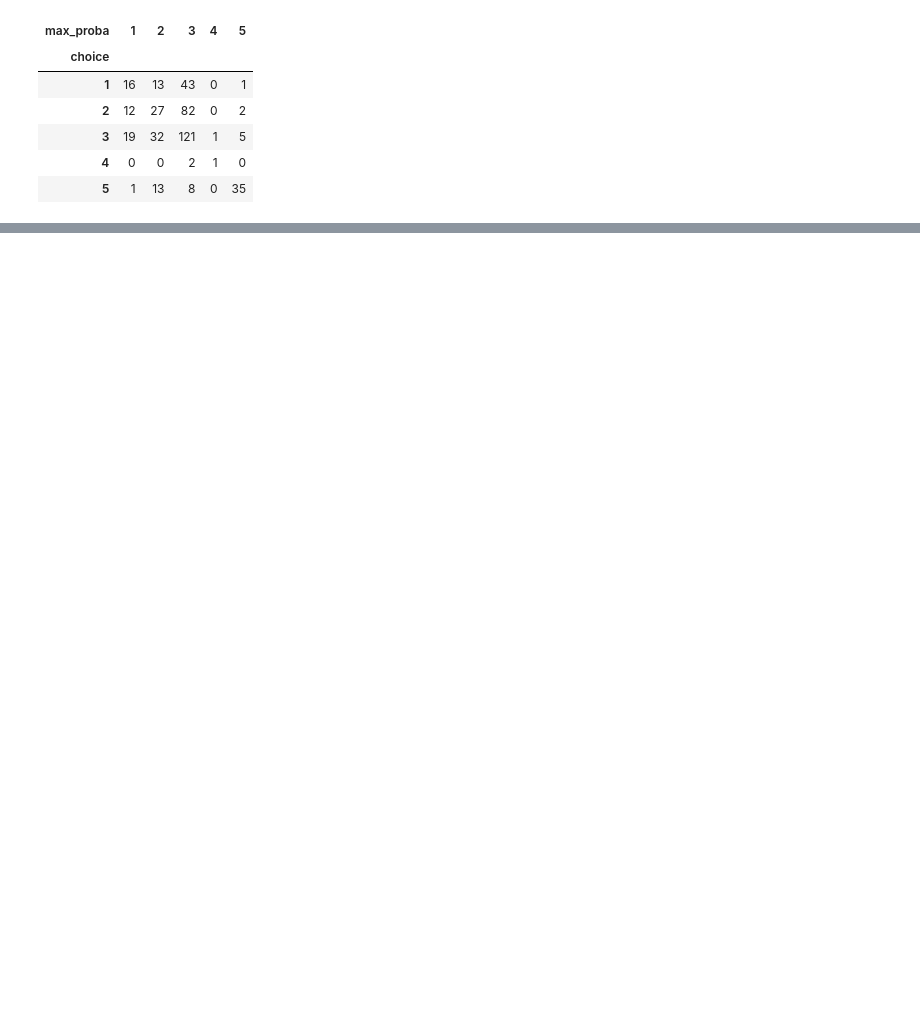
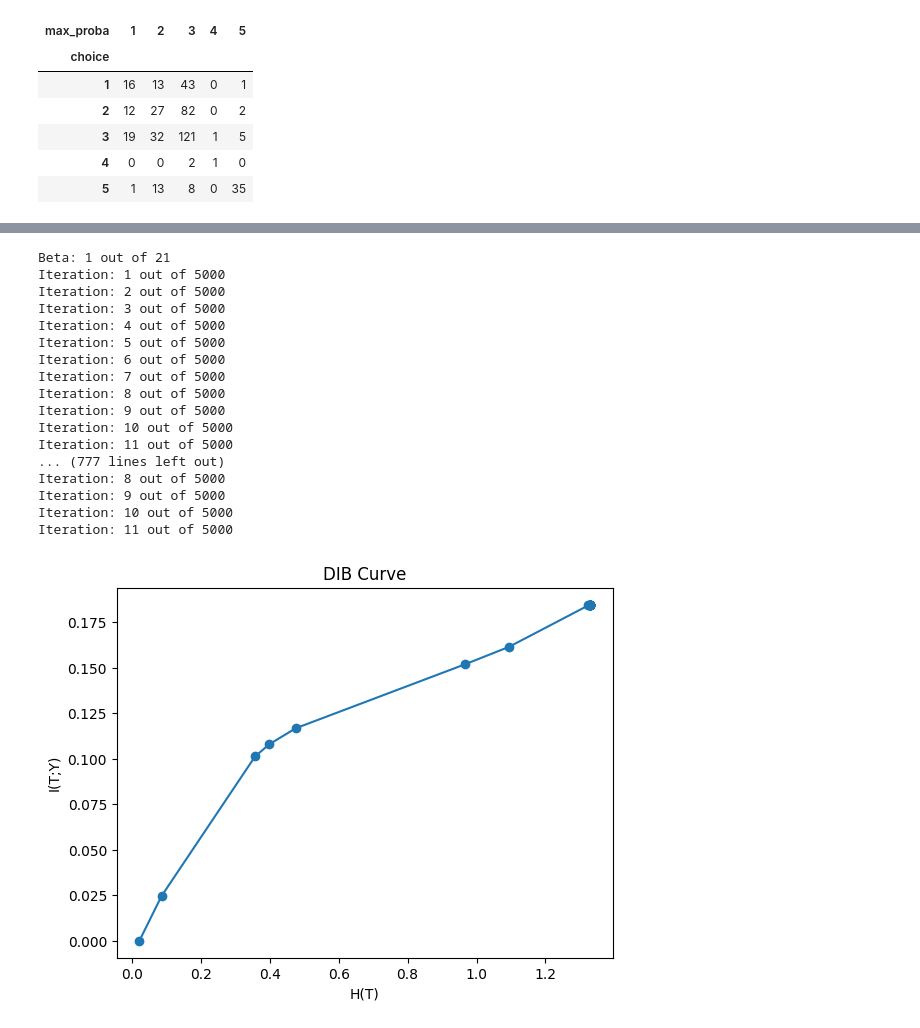
Before and after one commit to alex-monti/Master-Thesis, a Jupyter notebook: NLM-telephone-complete-data.ipynb, the cells around one changed output, grey strips where cells are left out. Saved outputs shown, nothing was run; the diff lists cells and outputs as text; code cells hidden in the pictures; blank space fills up the shorter version.

```diff
--- a/NLM-telephone-complete-data.ipynb
+++ b/NLM-telephone-complete-data.ipynb
@@ -375,0 +500,64 @@ nest_counts
+# %%
+def DIB_curve_alt(p_xy, beta_values, max_iter=5000, threshold=1e-5):
+    """
+    Plot the DIB curve.
+
+    Parameters:
+    - p_xy (numpy.ndarray): Joint probability distribution of random variables X and Y.
+    - beta_values (list): List of beta values to be used in the iterative algorithm.
+    - max_iter (int, default=100). Maximum number of iterations for the iterative algorithm.
+
+    Returns:
+    - The DIB curve plot.
+    """
+    # Initialize lists to store I(T;Y) and H(T) for each beta
+    mutual_information_values = []
+    entropy_values = []
+
+    beta_n = 0
+    for beta in beta_values:
+        # Print iteration number
+        beta_n += 1
+        print("Beta:", beta_n, "out of", len(beta_values))
+
+        # Run the iterative algorithm
+        q_t_given_x, q_t, q_y_given_t = geom_DIB_on_alternatives(p_xy, max_iter=max_iter, beta=beta, threshold=threshold)
+
+        # Calculate the mutual information I(T;Y)
+        I_ty = mutual_information(q_t.reshape(-1, 1) * q_y_given_t)
+
+        # Calculate the entropy H(T)
+        H_t = entropy(q_t)
+
+        # Append the mutual information and entropy to the lists
+        mutual_information_values.append(I_ty)
+        entropy_values.append(H_t)
+
+    # Plot the DIB curve
+    plt.plot(entropy_values, mutual_information_values, marker='o')
+    plt.xlabel('H(T)')
+    plt.ylabel('I(T;Y)')
+    plt.title('DIB Curve')
+    plt.show()
+# %%
+betas = np.linspace(0, 50, 21)
+DIB_curve_alt(p_xy, beta_values=betas, max_iter=5000, threshold=1e-4)
+# %% [output]
+Beta: 1 out of 21
+Iteration: 1 out of 5000
+Iteration: 2 out of 5000
+Iteration: 3 out of 5000
+Iteration: 4 out of 5000
+Iteration: 5 out of 5000
+Iteration: 6 out of 5000
+Iteration: 7 out of 5000
+Iteration: 8 out of 5000
+Iteration: 9 out of 5000
+Iteration: 10 out of 5000
+Iteration: 11 out of 5000
+... (777 lines left out)
+Iteration: 8 out of 5000
+Iteration: 9 out of 5000
+Iteration: 10 out of 5000
+Iteration: 11 out of 5000
+[figure, added]
```
Also changed, not shown: parts of 29 cells of this notebook, 17 other files.
